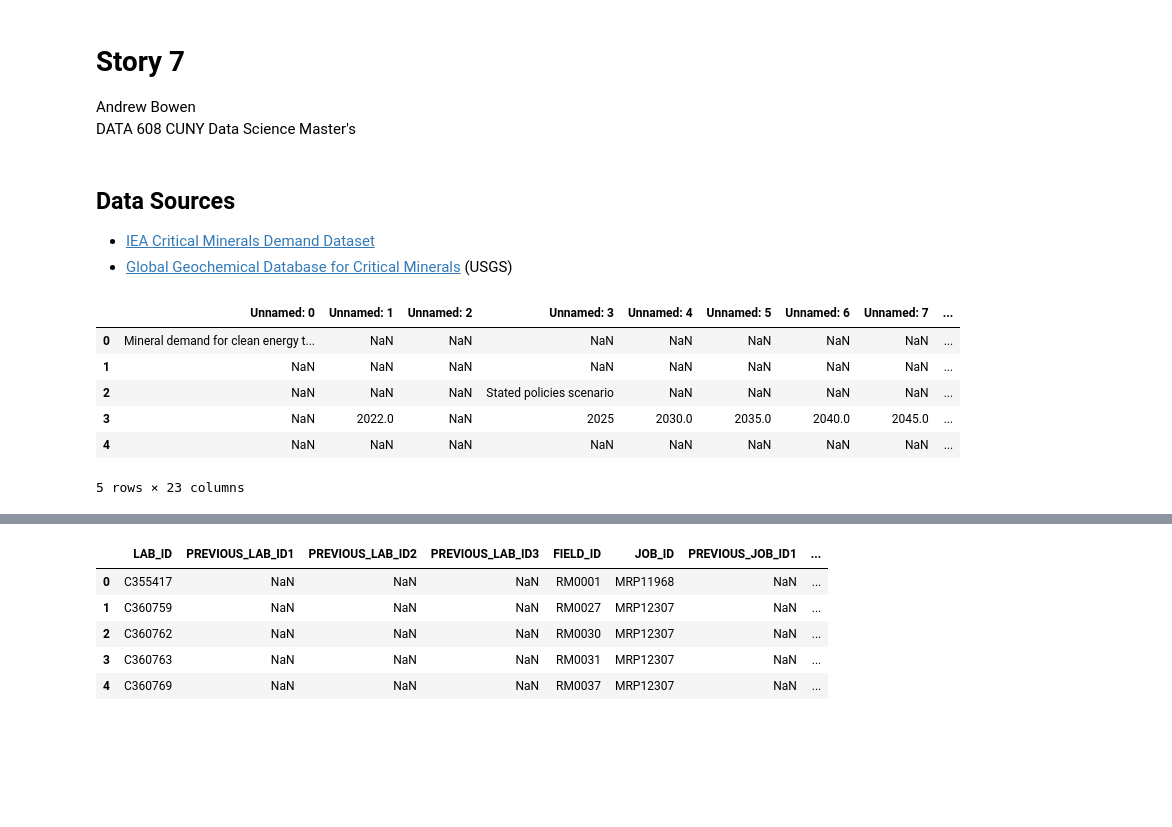
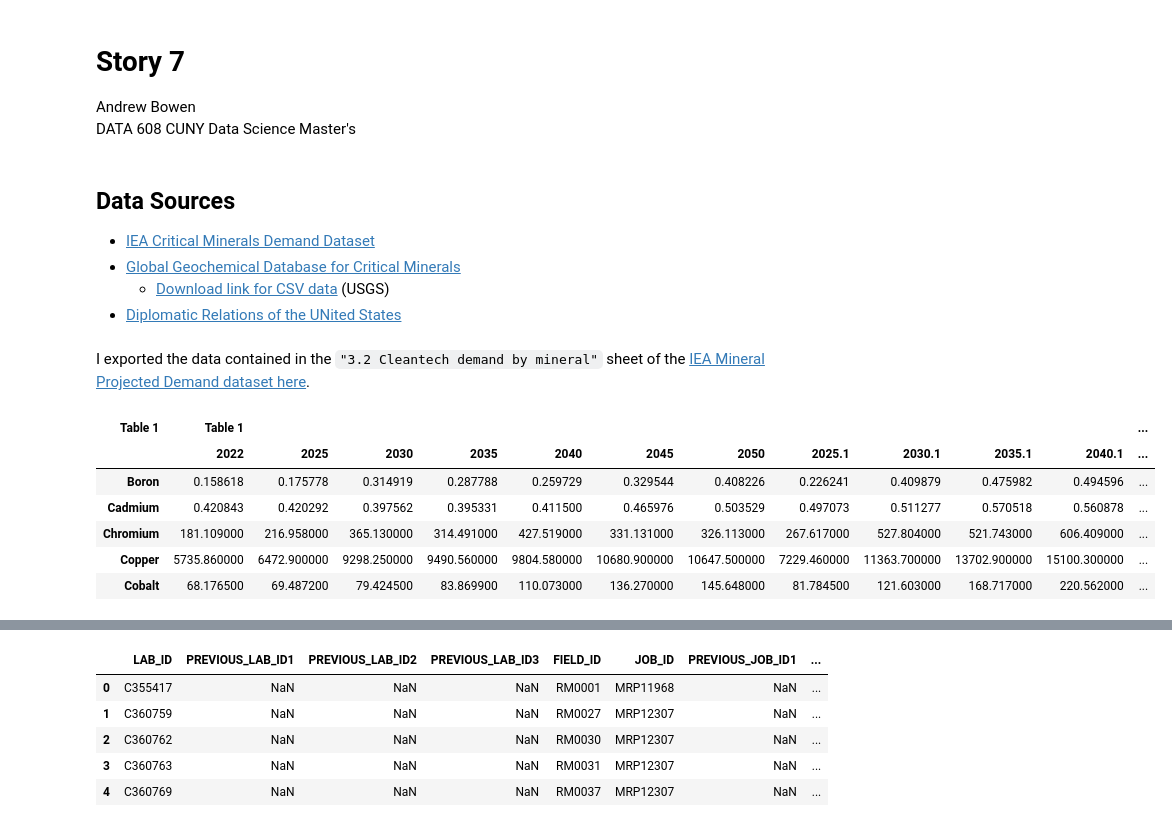
Before and after one commit to andrewbowen19/storiesDATA608, a Jupyter notebook: story7.ipynb, the cells around one changed output, grey strips where cells are left out. Drawn from its saved outputs; the diff is of its cells as text; code cells hidden in the pictures; blank space fills up the shorter version.

```diff
--- a/story7.ipynb
+++ b/story7.ipynb
@@ -7,7 +7,9 @@ CUNY Data Science Master's
 ## Data Sources
 
 - [IEA Critical Minerals Demand Dataset](https://www.iea.org/data-and-statistics/data-product/critical-minerals-demand-dataset)
-- [Global Geochemical Database for Critical Minerals](https://www.sciencebase.gov/catalog/file/get/5e616381e4b01d509255c7b6?f=__disk__9f%2Fe3%2F8b%2F9fe38b3bec1b9bc404b14578a226c080fcecf834&allowOpen=true) (USGS)
+- [Global Geochemical Database for Critical Minerals](https://www.sciencebase.gov/catalog/item/5e616381e4b01d509255c7b6)
+    - [Download link for CSV data](https://www.sciencebase.gov/catalog/file/get/5e616381e4b01d509255c7b6?f=__disk__9f%2Fe3%2F8b%2F9fe38b3bec1b9bc404b14578a226c080fcecf834&allowOpen=true) (USGS)
+- [Diplomatic Relations of the UNited States](https://en.wikipedia.org/wiki/Foreign_relations_of_the_United_States)
 # %%
 import pandas as pd
 import numpy as np
@@ -15,14 +17,17 @@ import matplotlib.pyplot as plt
 import seaborn as sns
 import requests
 from io import StringIO
-# %%
-demand = pd.read_excel("~/Downloads/CM_Data_explorer.xlsx", sheet_name="3.2 Cleantech demand by mineral")
-demand.head()
-# %% [output]
-|  | Unnamed: 0 | Unnamed: 1 | Unnamed: 2 | Unnamed: 3 | Unnamed: 4 | Unnamed: 5 | Unnamed: 6 | Unnamed: 7 | ... |
-| 0 | Mineral demand for clean energy t... | NaN | NaN | NaN | NaN | NaN | NaN | NaN | ... |
-| 1 | NaN | NaN | NaN | NaN | NaN | NaN | NaN | NaN | ... |
-| 2 | NaN | NaN | NaN | Stated policies scenario | NaN | NaN | NaN | NaN | ... |
-| 3 | NaN | 2022.0 | NaN | 2025 | 2030.0 | 2035.0 | 2040.0 | 2045.0 | ... |
-| 4 | NaN | NaN | NaN | NaN | NaN | NaN | NaN | NaN | ... |
-5 rows × 23 columns
+# %% [markdown]
+I exported the data contained in the `"3.2 Cleantech demand by mineral"` sheet of the [IEA Mineral Projected Demand dataset here](https://www.iea.org/data-and-statistics/data-product/critical-minerals-demand-dataset).
+# %%
+demand = pd.read_excel("data/mineral-projected-demand.xlsx", header=[0,1],
+                   index_col=[0], skiprows=[1])
+demand.head()
+# %% [output]
+| Table 1 | Table 1 |  |  |  |  |  |  |  |  |  |  | ... |
+|  | 2022 | 2025 | 2030 | 2035 | 2040 | 2045 | 2050 | 2025.1 | 2030.1 | 2035.1 | 2040.1 | ... |
+| Boron | 0.158618 | 0.175778 | 0.314919 | 0.287788 | 0.259729 | 0.329544 | 0.408226 | 0.226241 | 0.409879 | 0.475982 | 0.494596 | ... |
+| Cadmium | 0.420843 | 0.420292 | 0.397562 | 0.395331 | 0.411500 | 0.465976 | 0.503529 | 0.497073 | 0.511277 | 0.570518 | 0.560878 | ... |
+| Chromium | 181.109000 | 216.958000 | 365.130000 | 314.491000 | 427.519000 | 331.131000 | 326.113000 | 267.617000 | 527.804000 | 521.743000 | 606.409000 | ... |
+| Copper | 5735.860000 | 6472.900000 | 9298.250000 | 9490.560000 | 9804.580000 | 10680.900000 | 10647.500000 | 7229.460000 | 11363.700000 | 13702.900000 | 15100.300000 | ... |
+| Cobalt | 68.176500 | 69.487200 | 79.424500 | 83.869900 | 110.073000 | 136.270000 | 145.648000 | 81.784500 | 121.603000 | 168.717000 | 220.562000 | ... |
```
Also changed, not shown: parts of 12 cells of this notebook, 3 other files.
